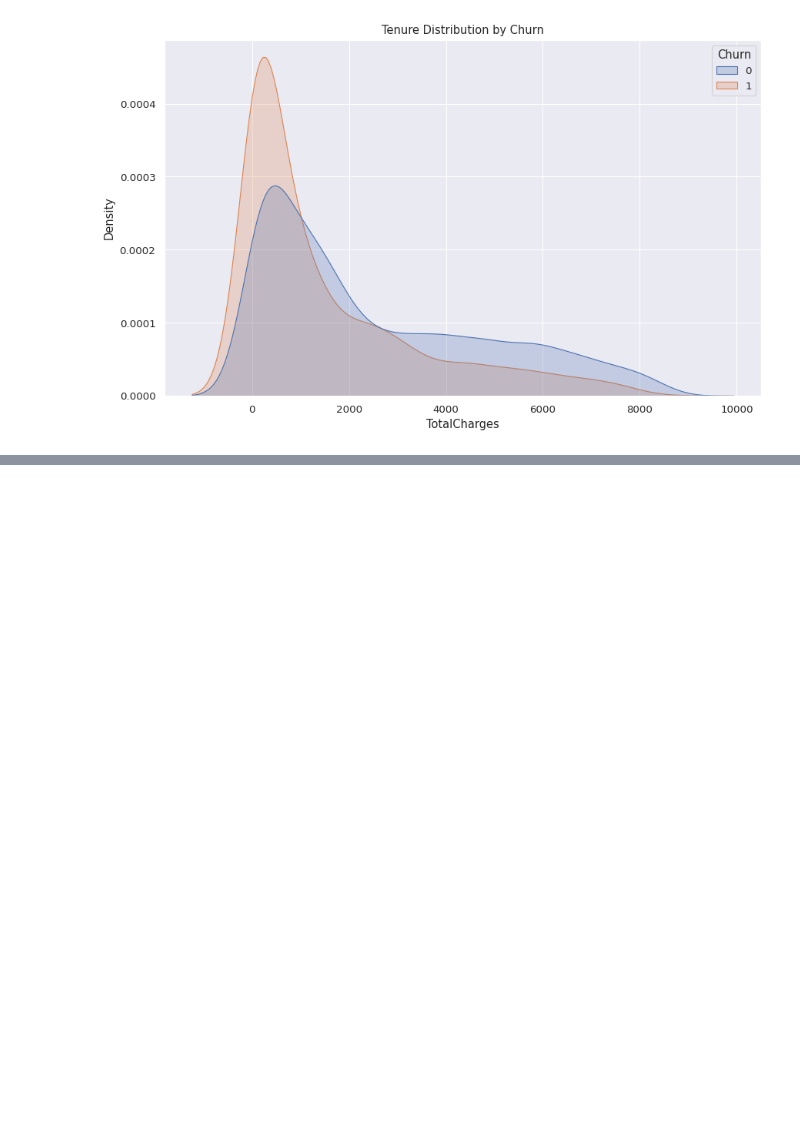
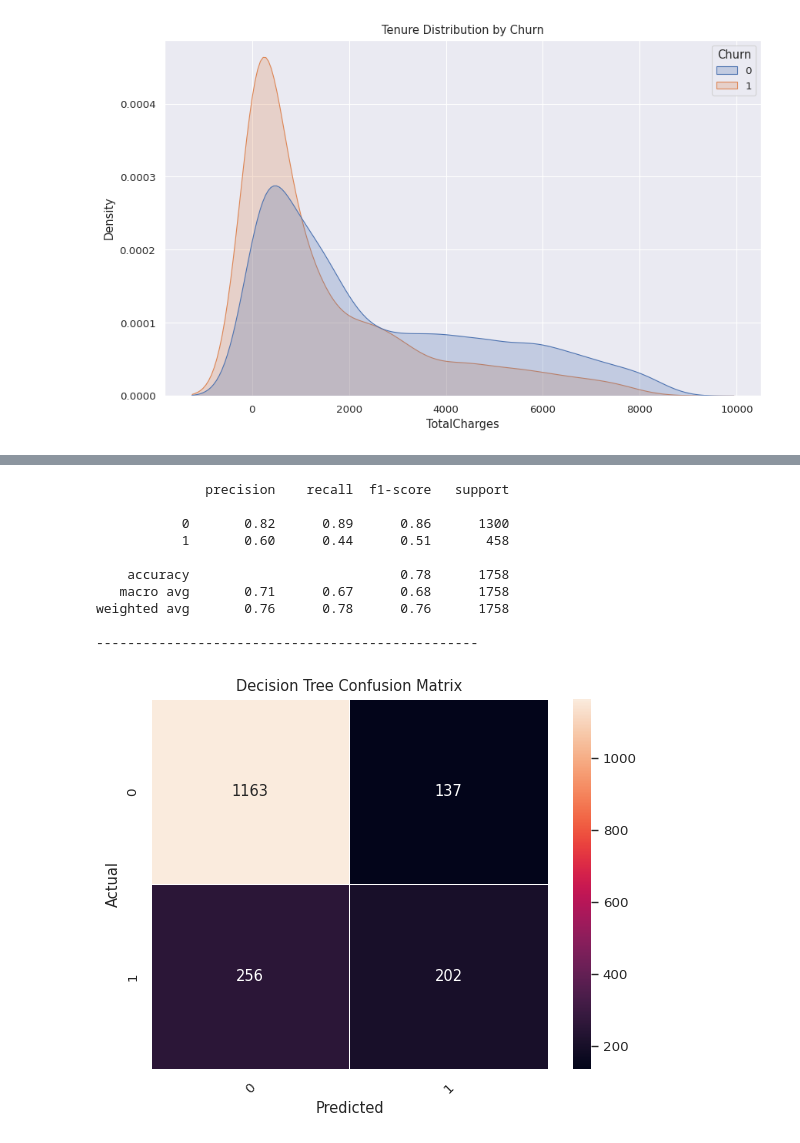
Before and after one commit to Cornelias35/ChurnPredictionSystem, a Jupyter notebook: notebooks/EDA.ipynb, the cells around one changed output, grey strips where cells are left out. Drawn from its saved outputs; the diff is of its cells as text; code cells hidden in the pictures; blank space fills up the shorter version.

```diff
--- a/notebooks/EDA.ipynb
+++ b/notebooks/EDA.ipynb
@@ -436,0 +600,22 @@ Index(['customerID', 'gender', 'Partner', 'Dependents', 'PhoneService',
+# %%
+dt = DecisionTreeClassifier(
+    max_depth=6,
+    min_samples_split=10,
+)
+# %%
+dt.fit(X_train, y_train)
+y_pred_dt = dt.predict(X_test)
+# %%
+print_metrics(y_test_=y_test, y_pred=y_pred_dt, model_name="Decision Tree")
+# %% [output]
+              precision    recall  f1-score   support
+
+           0       0.82      0.89      0.86      1300
+           1       0.60      0.44      0.51       458
+
+    accuracy                           0.78      1758
+   macro avg       0.71      0.67      0.68      1758
+weighted avg       0.76      0.78      0.76      1758
+
+-------------------------------------------------
+[figure, added]
```
Also changed, not shown: parts of 29 cells of this notebook, 1 other file.
